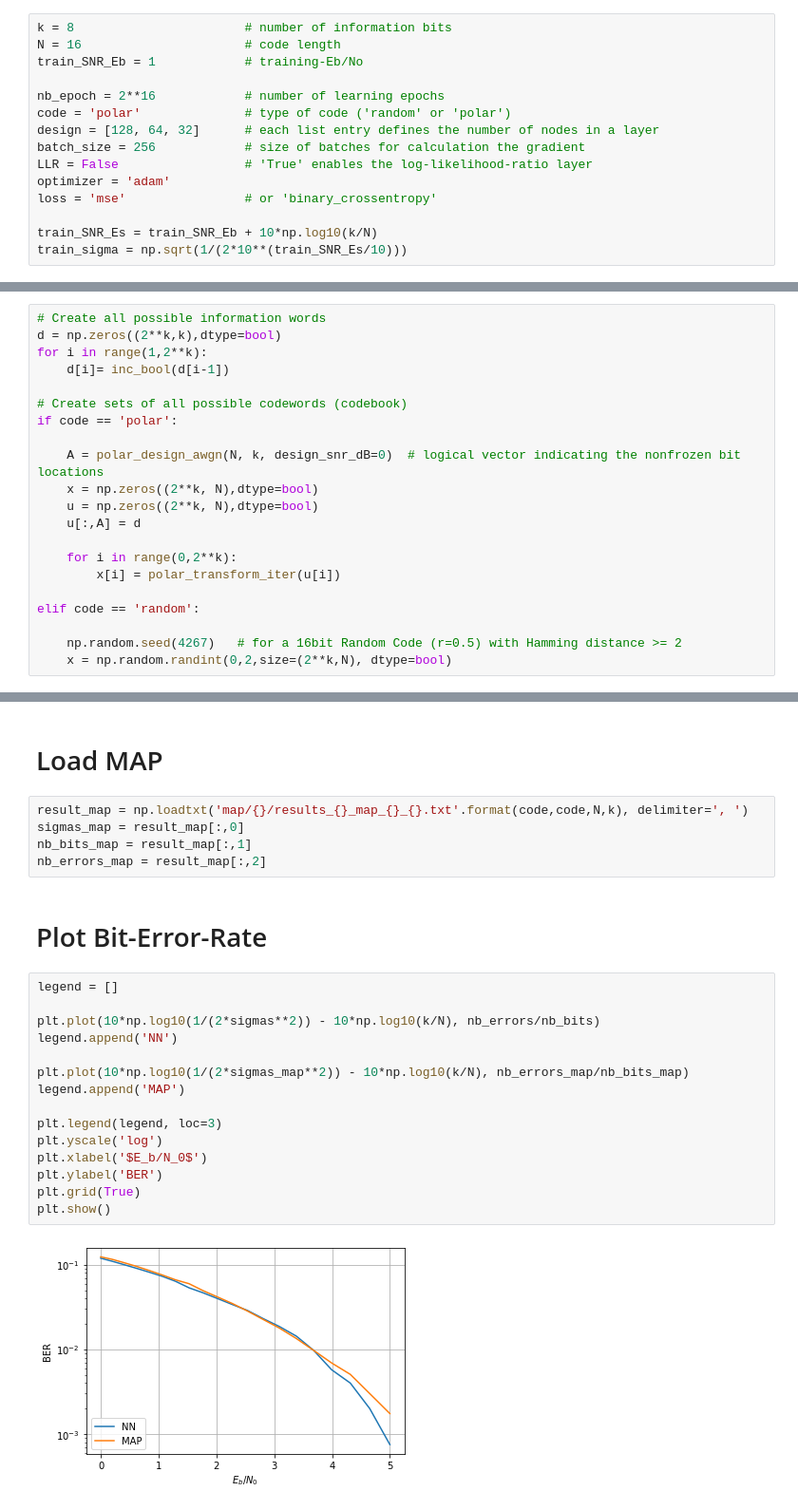
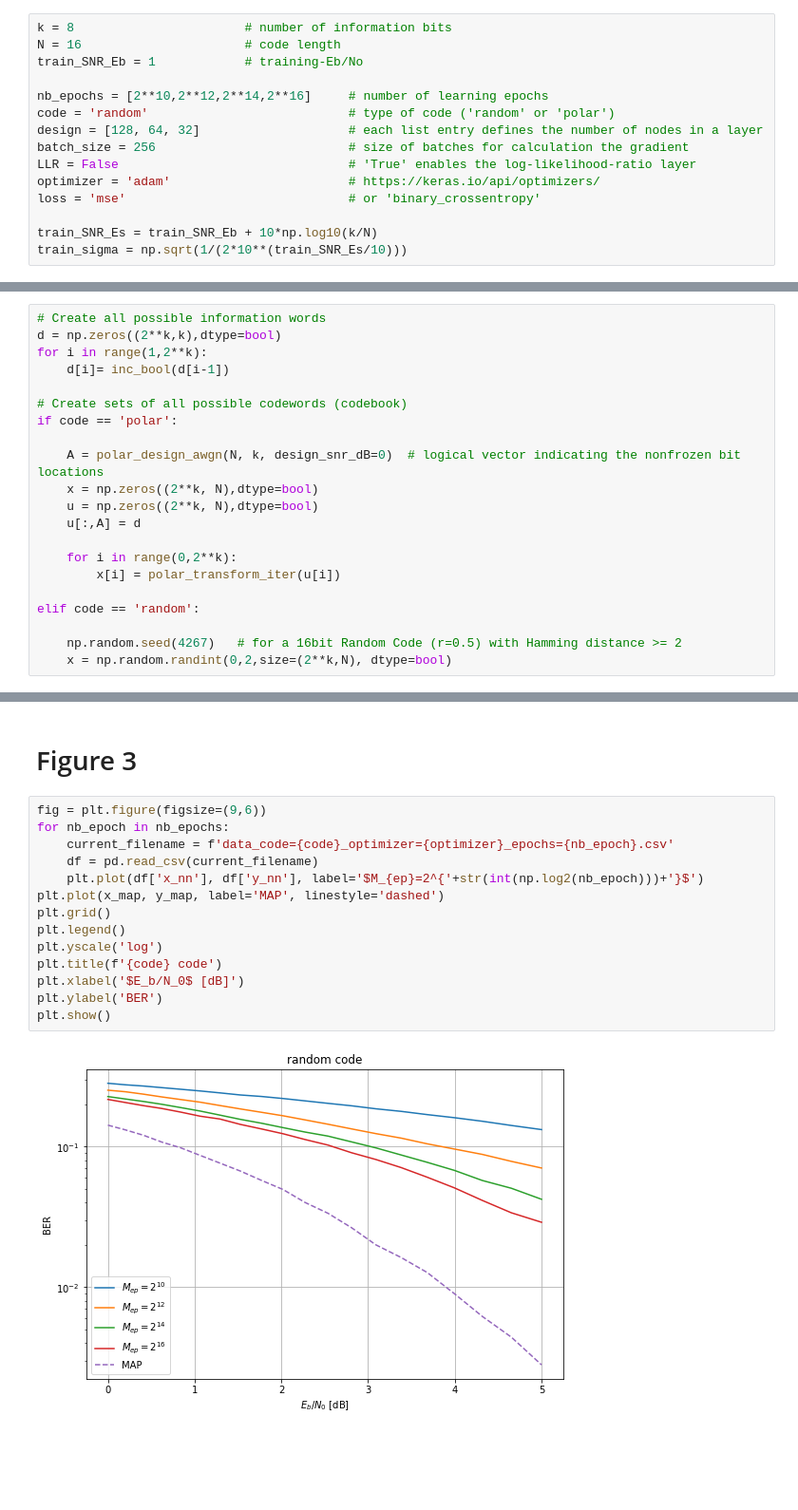
Before and after one commit to marcelovca90/DL-ChannelDecoding, a Jupyter notebook: notebooks/On_Deep_Learning-Based_Channel_Decoding.ipynb, the cells around one changed output, grey strips where cells are left out. Shown at 95% size. Cells and saved outputs as stored; diff of their text form; blank space fills up the shorter version.

```diff
--- a/notebooks/On_Deep_Learning-Based_Channel_Decoding.ipynb
+++ b/notebooks/On_Deep_Learning-Based_Channel_Decoding.ipynb
@@ -62,13 +65,13 @@ k = 8                       # number of information bits
 N = 16                      # code length
 train_SNR_Eb = 1            # training-Eb/No
 
-nb_epoch = 2**16            # number of learning epochs
-code = 'polar'              # type of code ('random' or 'polar')
-design = [128, 64, 32]      # each list entry defines the number of nodes in a layer
-batch_size = 256            # size of batches for calculation the gradient
-LLR = False                 # 'True' enables the log-likelihood-ratio layer
-optimizer = 'adam'
-loss = 'mse'                # or 'binary_crossentropy'
+nb_epochs = [2**10,2**12,2**14,2**16]     # number of learning epochs
+code = 'random'                           # type of code ('random' or 'polar')
+design = [128, 64, 32]                    # each list entry defines the number of nodes in a layer
+batch_size = 256                          # size of batches for calculation the gradient
+LLR = False                               # 'True' enables the log-likelihood-ratio layer
+optimizer = 'adam'                        # https://keras.io/api/optimizers/
+loss = 'mse'                              # or 'binary_crossentropy'
 
 train_SNR_Es = train_SNR_Eb + 10*np.log10(k/N)
 train_sigma = np.sqrt(1/(2*10**(train_SNR_Es/10)))
@@ -347,26 +405,18 @@ for i in range(0,len(sigmas)):
-# %% [markdown]
-# Load MAP
-# %%
-result_map = np.loadtxt('map/{}/results_{}_map_{}_{}.txt'.format(code,code,N,k), delimiter=', ')
-sigmas_map = result_map[:,0]
-nb_bits_map = result_map[:,1]
-nb_errors_map = result_map[:,2]
-# %% [markdown]
-# Plot Bit-Error-Rate
-# %%
-legend = []
-
-plt.plot(10*np.log10(1/(2*sigmas**2)) - 10*np.log10(k/N), nb_errors/nb_bits)
-legend.append('NN')
-
-plt.plot(10*np.log10(1/(2*sigmas_map**2)) - 10*np.log10(k/N), nb_errors_map/nb_bits_map)
-legend.append('MAP')
-
-plt.legend(legend, loc=3)
-plt.yscale('log')
-plt.xlabel('$E_b/N_0$')
-plt.ylabel('BER')
-plt.grid(True)
-plt.show()
-# %% [output]
-[figure, removed]
+# %% [markdown]
+# Figure 3
+# %%
+fig = plt.figure(figsize=(9,6))
+for nb_epoch in nb_epochs:
+    current_filename = f'data_code={code}_optimizer={optimizer}_epochs={nb_epoch}.csv'
+    df = pd.read_csv(current_filename)
+    plt.plot(df['x_nn'], df['y_nn'], label='$M_{ep}=2^{'+str(int(np.log2(nb_epoch)))+'}$')
+plt.plot(x_map, y_map, label='MAP', linestyle='dashed')
+plt.grid()
+plt.legend()
+plt.yscale('log')
+plt.title(f'{code} code')
+plt.xlabel('$E_b/N_0$ [dB]')
+plt.ylabel('BER')
+plt.show()
+# %% [output]
+[figure, added]
```
Also changed, not shown: parts of 8 cells of this notebook.
